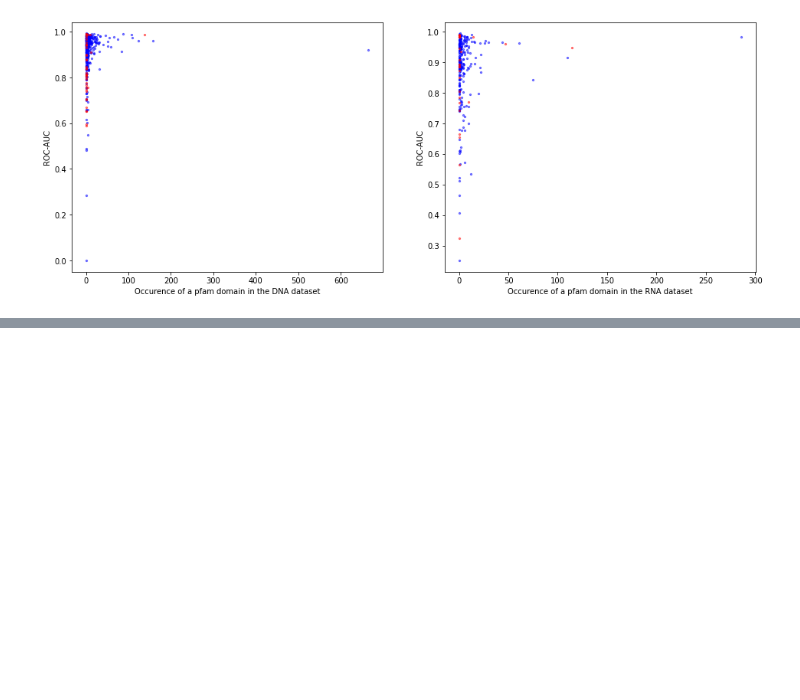
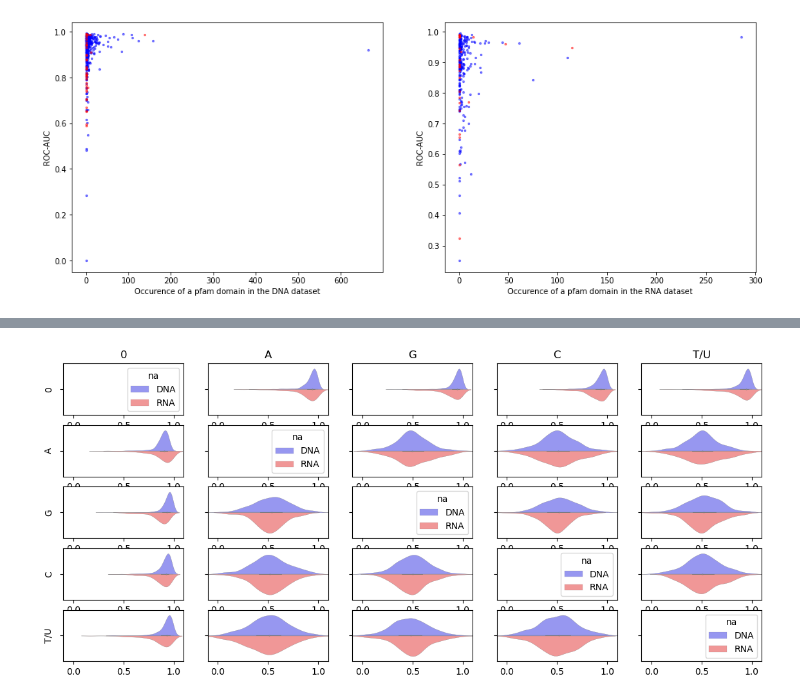
Before and after one commit to geraseva/masif_npi, a Jupyter notebook: Inference_analysis.ipynb, the cells around one changed output, grey strips where cells are left out. Drawn from its saved outputs; the diff is of its cells as text; code cells hidden in the pictures; blank space fills up the shorter version.

```diff
--- a/Inference_analysis.ipynb
+++ b/Inference_analysis.ipynb
@@ -552,0 +590,25 @@ np.corrcoef(inf_data_rna.roc,inf_data_rna.clust_size)[0,1]
+# %%
+task_name='rna_npi_atomnet_vmp_epoch46'
+inf_data_rna_npi['results']=inf_data_rna_npi.name.apply(lambda x:
+                        np.load(f'preds/{task_name}/{"_".join(x.split("_")[:2])}_predfeatures_emb1.npy'))
+# %%
+
+def ovo(a,b):
+    ovo=np.zeros((a.shape[1],b.shape[1]))
+    for i in range(a.shape[1]):
+        for j in range(b.shape[1]):
+            mask=(a[:,i]==1)|(a[:,j]==1)
+            try:
+                ovo[i,j]=roc_auc_score(a[mask,i],b[mask,i])
+            except:
+                ovo[i,j]=np.nan
+    return ovo
+# %%
+inf_data_dna_npi['ovo']=inf_data_dna_npi.results.apply(lambda x: ovo(x[:,-5:],x[:,-10:-5]))
+inf_data_rna_npi['ovo']=inf_data_rna_npi.results.apply(lambda x: ovo(x[:,-5:],x[:,-10:-5]))
+# %%
+inf_data_dna_npi['na']='DNA'
+inf_data_rna_npi['na']='RNA'
+
+inf_data_npi=pd.concat((inf_data_dna_npi,inf_data_rna_npi))
+inf_data_npi['all'] = ''
@@ -552,0 +631,19 @@ np.corrcoef(inf_data_rna.roc,inf_data_rna.clust_size)[0,1]
+# %%
+labels=['0','A','G','C','T/U']
+
+fig, ax = plt.subplots(5, 5,figsize=(14,6))
+for i in range(5):
+    for j in range(5):
+        sns.violinplot(y=inf_data_npi['all'],x=inf_data_npi.ovo.apply(lambda x: x[i,j]),
+                       hue=inf_data_npi.na, split=True, ax=ax[i,j], linewidth=0.2,
+                       palette=['#8888FF','#FF8888'])
+        ax[i,j].set(xlabel=None, ylabel=None,xlim=(-0.1,1.1))  # remove the axis label
+        if i==0:
+            ax[i,j].set(title=labels[j])
+        if j==0:
+            ax[i,j].set(ylabel=labels[i])
+        if i!=j:
+            ax[i,j].legend([], [], frameon=False)
+fig.savefig("images/npi_violins.pdf",format="pdf", bbox_inches='tight',pad_inches=0)
+# %% [output]
+[figure, added]
```
Also changed, not shown: parts of 12 cells of this notebook, 1 other file.
